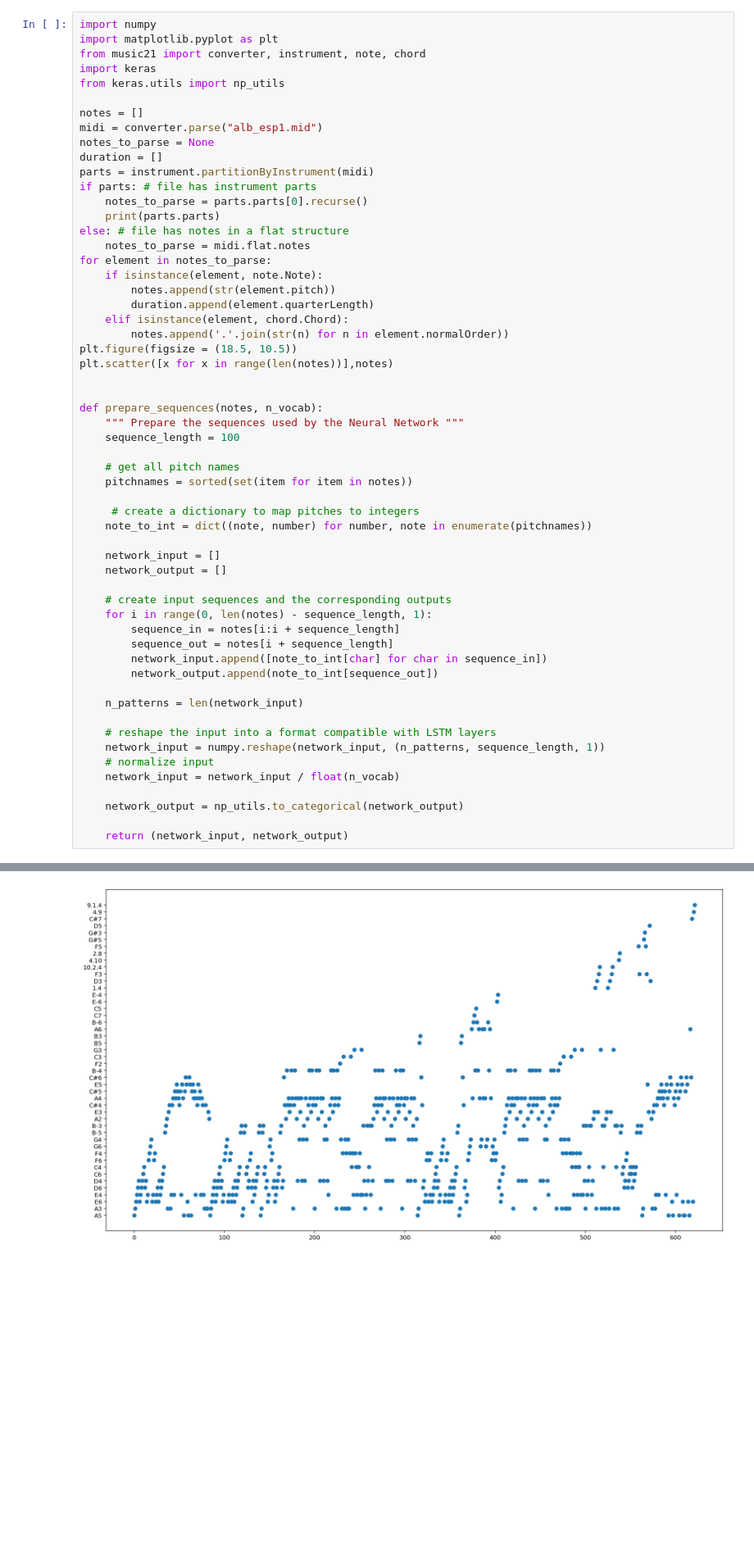
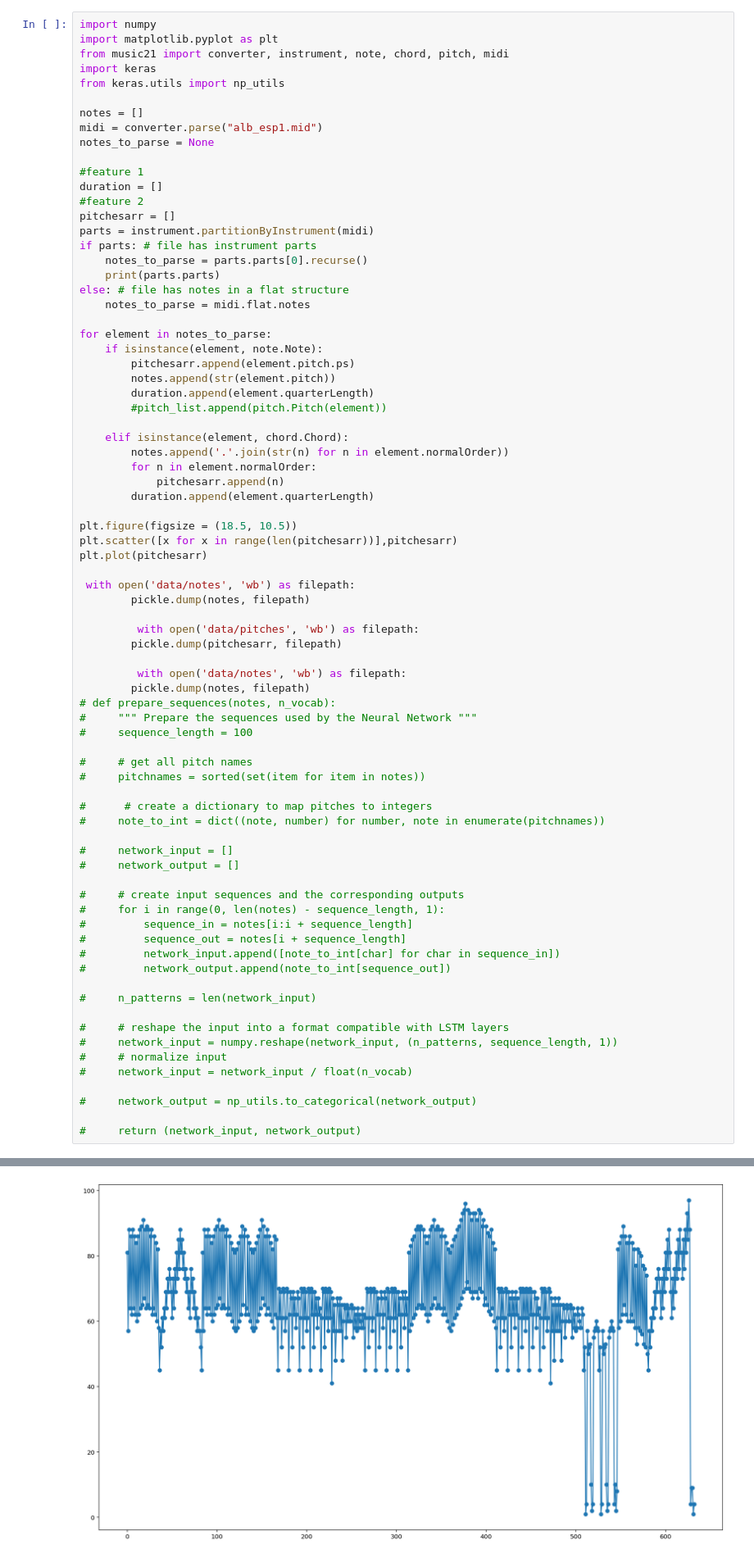
Before and after one commit to Florassss/Cogs118B-final, a Jupyter notebook: load_midi.ipynb, the cells around one changed output, grey strips where cells are left out. Shown: that part at 82% size. Cells and saved outputs as stored; diff of their text form; blank space fills up the shorter version.

Commit message:
Add new feature: pitches

```diff
--- a/load_midi.ipynb
+++ b/load_midi.ipynb
@@ -1,58 +1,78 @@
 # %%
 import numpy
 import matplotlib.pyplot as plt
-from music21 import converter, instrument, note, chord
+from music21 import converter, instrument, note, chord, pitch, midi
 import keras
 from keras.utils import np_utils
 
 notes = []
 midi = converter.parse("alb_esp1.mid")
 notes_to_parse = None
+
+#feature 1
 duration = []
+#feature 2
+pitchesarr = []
 parts = instrument.partitionByInstrument(midi)
 if parts: # file has instrument parts
     notes_to_parse = parts.parts[0].recurse()
     print(parts.parts)
 else: # file has notes in a flat structure
     notes_to_parse = midi.flat.notes
+
 for element in notes_to_parse:
     if isinstance(element, note.Note):
+        pitchesarr.append(element.pitch.ps)
         notes.append(str(element.pitch))
         duration.append(element.quarterLength)
+        #pitch_list.append(pitch.Pitch(element))
+
     elif isinstance(element, chord.Chord):
         notes.append('.'.join(str(n) for n in element.normalOrder))
+        for n in element.normalOrder:
+            pitchesarr.append(n)
+        duration.append(element.quarterLength)
+
 plt.figure(figsize = (18.5, 10.5))
-plt.scatter([x for x in range(len(notes))],notes)
+plt.scatter([x for x in range(len(pitchesarr))],pitchesarr)
+plt.plot(pitchesarr)
 
+ with open('data/notes', 'wb') as filepath:
+        pickle.dump(notes, filepath)
 
-def prepare_sequences(notes, n_vocab):
-    """ Prepare the sequences used by the Neural Network """
-    sequence_length = 100
+         with open('data/pitches', 'wb') as filepath:
+        pickle.dump(pitchesarr, filepath)
 
-    # get all pitch names
-    pitchnames = sorted(set(item for item in notes))
+         with open('data/notes', 'wb') as filepath:
+        pickle.dump(notes, filepath)
+# def prepare_sequences(notes, n_vocab):
+#     """ Prepare the sequences used by the Neural Network """
+#     sequence_length = 100
 
-     # create a dictionary to map pitches to integers
-    note_to_int = dict((note, number) for number, note in enumerate(pitchnames))
+#     # get all pitch names
+#     pitchnames = sorted(set(item for item in notes))
 
-    network_input = []
-    network_output = []
+#      # create a dictionary to map pitches to integers
+#     note_to_int = dict((note, number) for number, note in enumerate(pitchnames))
 
-    # create input sequences and the corresponding outputs
-    for i in range(0, len(notes) - sequence_length, 1):
-        sequence_in = notes[i:i + sequence_length]
-        sequence_out = notes[i + sequence_length]
-        network_input.append([note_to_int[char] for char in sequence_in])
-        network_output.append(note_to_int[sequence_out])
+#     network_input = []
+#     network_output = []
 
-    n_patterns = len(network_input)
+#     # create input sequences and the corresponding outputs
+#     for i in range(0, len(notes) - sequence_length, 1):
+#         sequence_in = notes[i:i + sequence_length]
+#         sequence_out = notes[i + sequence_length]
+#         network_input.append([note_to_int[char] for char in sequence_in])
+#         network_output.append(note_to_int[sequence_out])
 
-    # reshape the input into a format compatible with LSTM layers
-    network_input = numpy.reshape(network_input, (n_patterns, sequence_length, 1))
-    # normalize input
-    network_input = network_input / float(n_vocab)
+#     n_patterns = len(network_input)
 
-    network_output = np_utils.to_categorical(network_output)
+#     # reshape the input into a format compatible with LSTM layers
+#     network_input = numpy.reshape(network_input, (n_patterns, sequence_length, 1))
+#     # normalize input
+#     network_input = network_input / float(n_vocab)
 
-    return (network_input, network_output)
+#     network_output = np_utils.to_categorical(network_output)
+
+#     return (network_input, network_output)
 # %% [output]
@@ -60,2 +81,2 @@ def prepare_sequences(notes, n_vocab):
-[figure, old version]
+[figure, new version]
 # %%
```
Also changed, not shown: parts of 2 cells of this notebook.
